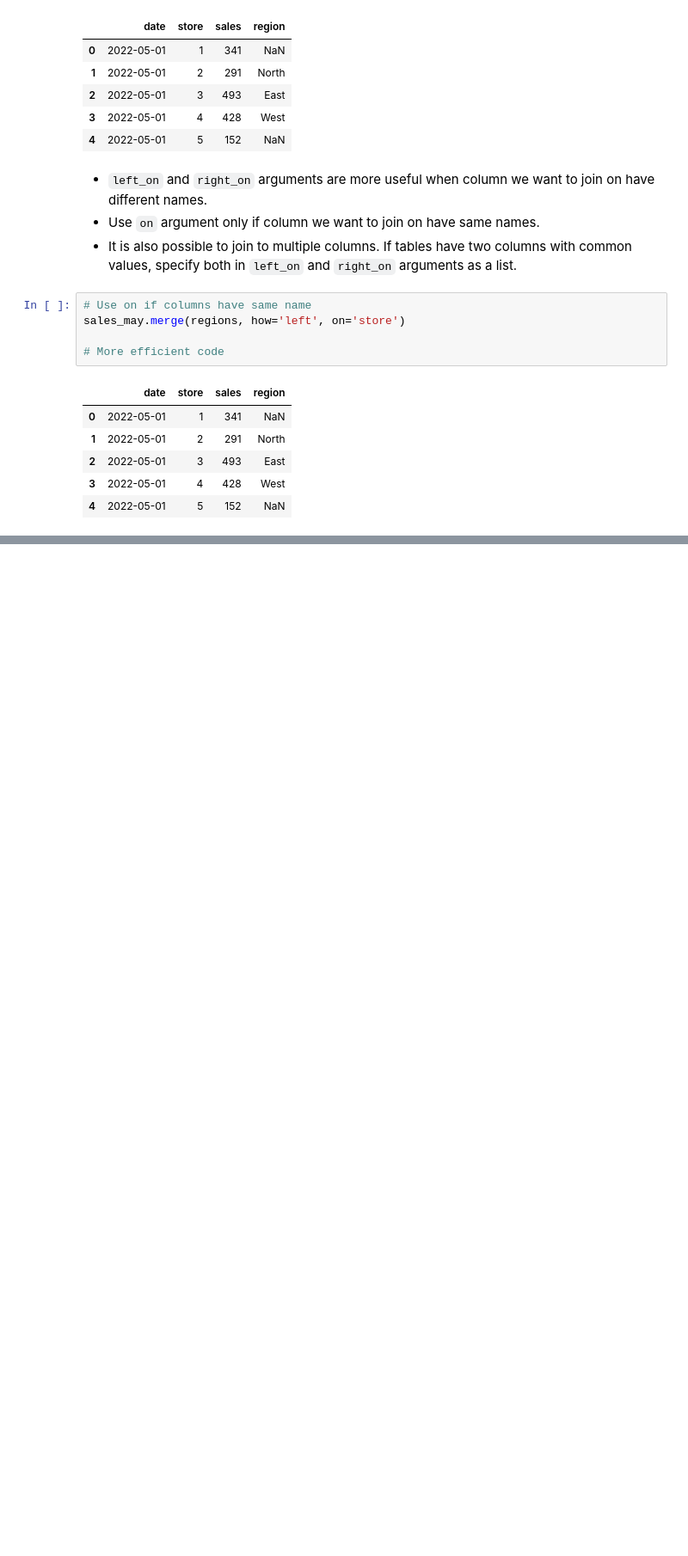
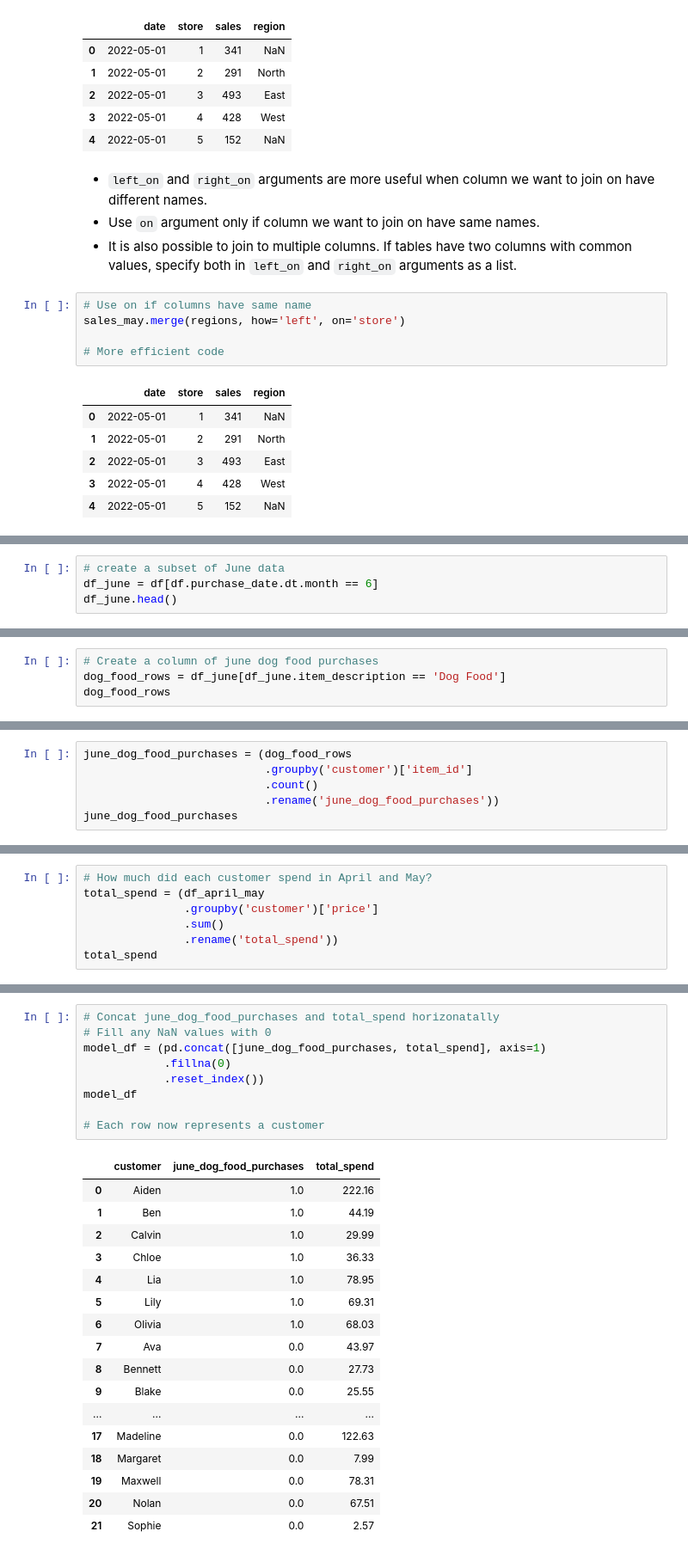
Before and after one commit to sairaawahid/Data-Science-in-Python-Data-Prep-and-EDA, a Jupyter notebook: 5. Preparing for Modeling/Preparing_for_modeling.ipynb, the cells around one changed output, grey strips where cells are left out. Shown at 86% size. Cells and saved outputs as stored; diff of their text form; blank space fills up the shorter version.

```diff
--- a/5. Preparing for Modeling/Preparing_for_modeling.ipynb
+++ b/5. Preparing for Modeling/Preparing_for_modeling.ipynb
@@ -222,0 +426,4 @@ sales_may.merge(regions, how='left', on='store')
+# %%
+# create a subset of June data
+df_june = df[df.purchase_date.dt.month == 6]
+df_june.head()
@@ -222,0 +437,4 @@ sales_may.merge(regions, how='left', on='store')
+# %%
+# Create a column of june dog food purchases
+dog_food_rows = df_june[df_june.item_description == 'Dog Food']
+dog_food_rows
@@ -222,0 +450,6 @@ sales_may.merge(regions, how='left', on='store')
+# %%
+june_dog_food_purchases = (dog_food_rows
+                           .groupby('customer')['item_id']
+                           .count()
+                           .rename('june_dog_food_purchases'))
+june_dog_food_purchases
@@ -222,0 +467,7 @@ sales_may.merge(regions, how='left', on='store')
+# %%
+# How much did each customer spend in April and May?
+total_spend = (df_april_may
+               .groupby('customer')['price']
+               .sum()
+               .rename('total_spend'))
+total_spend
@@ -222,0 +494,27 @@ sales_may.merge(regions, how='left', on='store')
+# %%
+# Concat june_dog_food_purchases and total_spend horizonatally
+# Fill any NaN values with 0
+model_df = (pd.concat([june_dog_food_purchases, total_spend], axis=1)
+            .fillna(0)
+            .reset_index())
+model_df
+
+# Each row now represents a customer
+# %% [output]
+|  | customer | june_dog_food_purchases | total_spend |
+| 0 | Aiden | 1.0 | 222.16 |
+| 1 | Ben | 1.0 | 44.19 |
+| 2 | Calvin | 1.0 | 29.99 |
+| 3 | Chloe | 1.0 | 36.33 |
+| 4 | Lia | 1.0 | 78.95 |
+| 5 | Lily | 1.0 | 69.31 |
+| 6 | Olivia | 1.0 | 68.03 |
+| 7 | Ava | 0.0 | 43.97 |
+| 8 | Bennett | 0.0 | 27.73 |
+| 9 | Blake | 0.0 | 25.55 |
+| ... | ... | ... | ... |
+| 17 | Madeline | 0.0 | 122.63 |
+| 18 | Margaret | 0.0 | 7.99 |
+| 19 | Maxwell | 0.0 | 78.31 |
+| 20 | Nolan | 0.0 | 67.51 |
+| 21 | Sophie | 0.0 | 2.57 |
```
Also changed, not shown: parts of 33 cells of this notebook.
